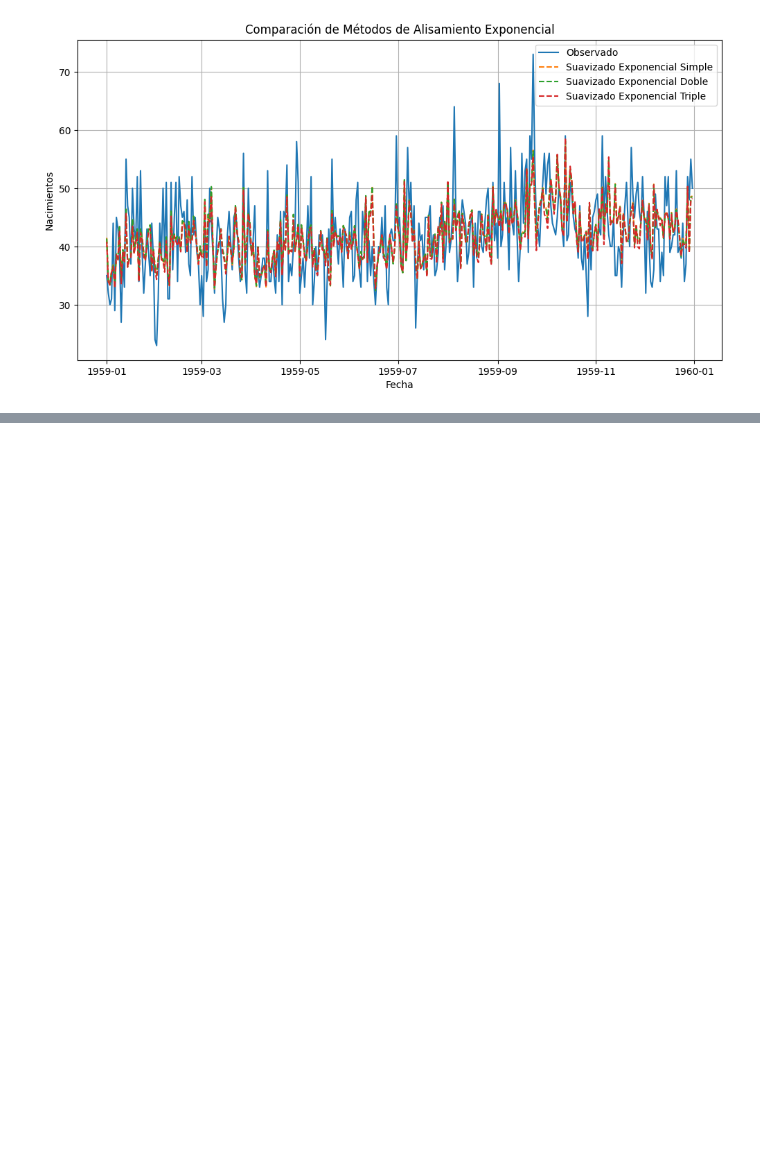
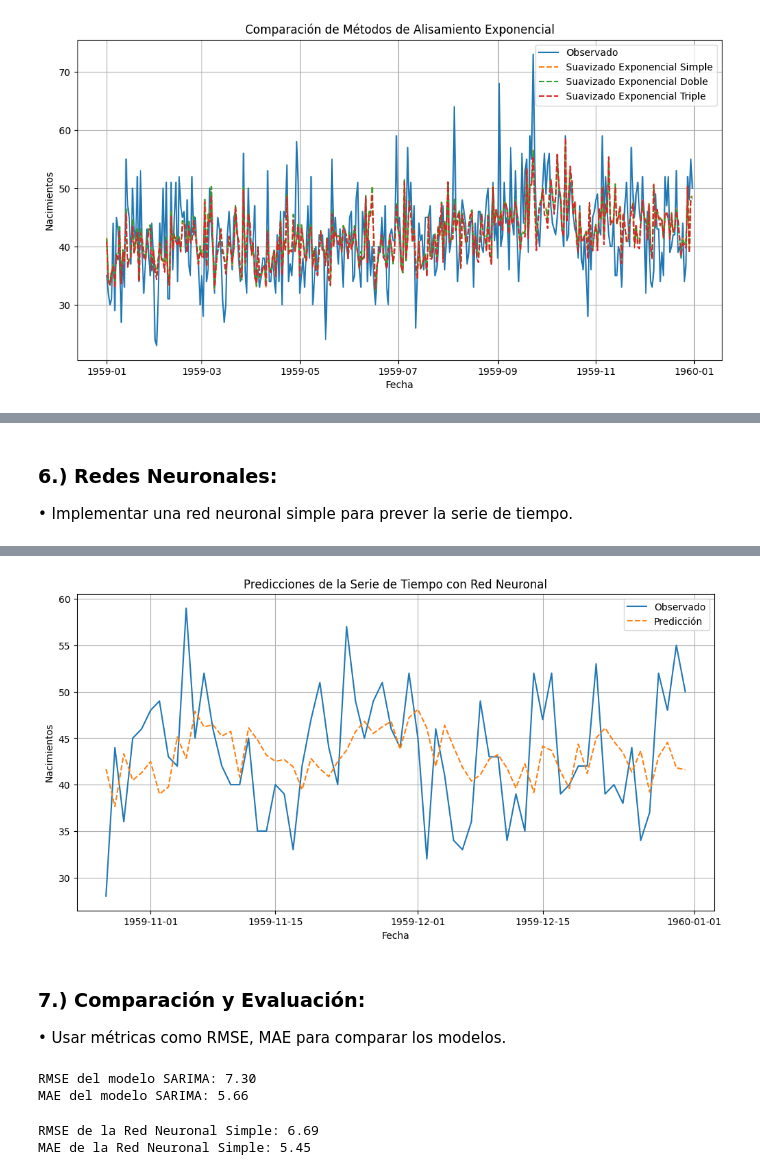
Before and after one commit to GabrielVicente-GT/CC3084_Laboratorio3, a Jupyter notebook: Lab3.ipynb, the cells around one changed output, grey strips where cells are left out. Cells and saved outputs as stored; diff of their text form; code cells hidden in the pictures; blank space fills up the shorter version.

```diff
--- a/Lab3.ipynb
+++ b/Lab3.ipynb
@@ -183,0 +233,45 @@ plt.show()
+# %% [markdown]
+### 6.) Redes Neuronales:
+• Implementar una red neuronal simple para prever la serie de tiempo.
+# %%
+def create_sequences(data, look_back=1):
+    X, y = [], []
+    for i in range(len(data) - look_back):
+        X.append(data[i:(i + look_back)])
+        y.append(data[i + look_back])
+    return np.array(X), np.array(y)
+# %%
+data = pd.read_csv("./Datos/daily-total-female-births.csv")
+data['Date'] = pd.to_datetime(data['Date'])
+data.set_index('Date', inplace=True)
+
+scaler = MinMaxScaler()
+data['Scaled_Births'] = scaler.fit_transform(data[['Births']])
+train_size = int(len(data) * 0.80)
+train_data = data.iloc[:train_size]['Scaled_Births'].values
+test_data = data.iloc[train_size:]['Scaled_Births'].values
+look_back = 7
+X_train, y_train = create_sequences(train_data, look_back)
+X_test, y_test = create_sequences(test_data, look_back)
+model = keras.Sequential([
+    keras.layers.Dense(16, activation='relu', input_shape=(look_back,)),
+    keras.layers.Dense(1)
+])
+model.compile(optimizer='adam', loss='mean_squared_error')
+model.fit(X_train, y_train, epochs=100, batch_size=16, verbose=1)
+train_predictions = model.predict(X_train)
+test_predictions = model.predict(X_test)
+train_predictions = scaler.inverse_transform(train_predictions)
+test_predictions = scaler.inverse_transform(test_predictions)
+rmse = sqrt(mean_squared_error(data.iloc[(train_size + look_back):]['Births'], test_predictions))
+print(f'Error Cuadrático Medio en el Conjunto de Prueba: {rmse}')
+plt.figure(figsize=(12, 6))
+plt.plot(data.index[(train_size + look_back):], data.iloc[(train_size + look_back):]['Births'], label='Observado')
+plt.plot(data.index[(train_size + look_back):], test_predictions, label='Predicción', linestyle='--')
+plt.title('Predicciones de la Serie de Tiempo con Red Neuronal')
+plt.xlabel('Fecha')
+plt.ylabel('Nacimientos')
+plt.legend()
+plt.grid(True)
+plt.show()
+# %% [output]
@@ -183,0 +295,30 @@ plt.show()
+[figure, added]
+# %% [markdown]
+### 7.) Comparación y Evaluación:
+• Usar métricas como RMSE, MAE para comparar los modelos.
+# %%
+""" Modelo SARIMA """
+
+from statsmodels.tools.eval_measures import rmse, meanabs
+sarima_predictions = sarima_results.get_prediction(start=0, end=len(data)-1)
+sarima_forecast = sarima_predictions.predicted_mean
+sarima_rmse = rmse(data['Births'], sarima_forecast)
+sarima_mae = meanabs(data['Births'], sarima_forecast)
+
+print(f'RMSE del modelo SARIMA: {sarima_rmse:.2f}')
+print(f'MAE del modelo SARIMA: {sarima_mae:.2f}')
+# %% [output]
+RMSE del modelo SARIMA: 7.30
+MAE del modelo SARIMA: 5.66
+# %%
+""" Red neuronal Simple """
+from sklearn.metrics import mean_squared_error, mean_absolute_error
+from math import sqrt
+nn_rmse = sqrt(mean_squared_error(data.iloc[(train_size + look_back):]['Births'], test_predictions))
+nn_mae = mean_absolute_error(data.iloc[(train_size + look_back):]['Births'], test_predictions)
+
+print(f'RMSE de la Red Neuronal Simple: {nn_rmse:.2f}')
+print(f'MAE de la Red Neuronal Simple: {nn_mae:.2f}')
+# %% [output]
+RMSE de la Red Neuronal Simple: 6.69
+MAE de la Red Neuronal Simple: 5.45
```
Also changed, not shown: parts of 6 cells of this notebook.
